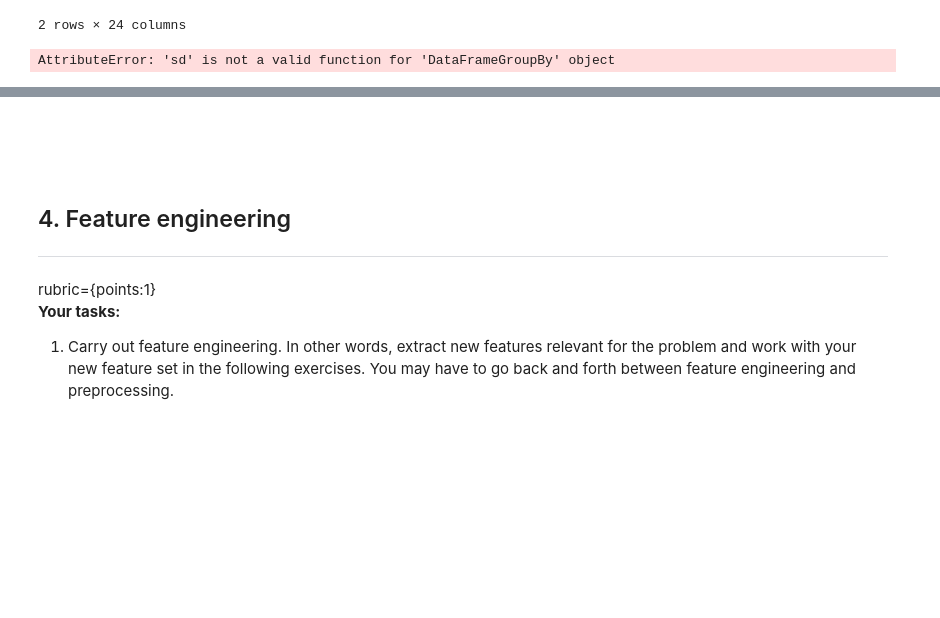
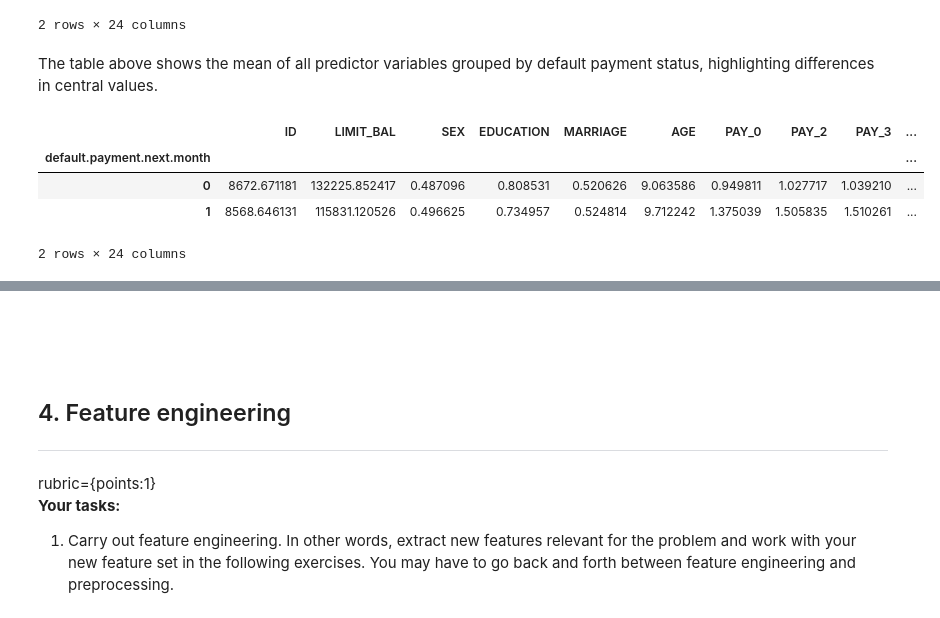
Before and after one commit to miketham24/cpsc330_hw5, a Jupyter notebook: hw5.ipynb, the cells around one changed output, grey strips where cells are left out. Cells and saved outputs as stored; diff of their text form; code cells hidden in the pictures; blank space fills up the shorter version.

```diff
--- a/hw5.ipynb
+++ b/hw5.ipynb
@@ -262,7 +282,13 @@ X.groupby('default.payment.next.month').agg('mean')
 | 0 | 15045.178580 | 178297.940167 | 1.612923 | 1.840853 | 1.560078 | 35.447891 | -0.210704 | -0.306891 | -0.325834 | ... |
 | 1 | 14674.138225 | 131633.464164 | 1.558447 | 1.891425 | 1.532850 | 35.684940 | 0.664036 | 0.453712 | 0.364974 | ... |
 2 rows × 24 columns
+# %% [markdown]
+The table above shows the mean of all predictor variables grouped by default payment status, highlighting differences in central values.
 # %%
-X.groupby('default.payment.next.month').agg('sd')
+X.groupby('default.payment.next.month').agg('std')
 # %% [output]
+|  | ID | LIMIT_BAL | SEX | EDUCATION | MARRIAGE | AGE | PAY_0 | PAY_2 | PAY_3 | ... |
+| default.payment.next.month |  |  |  |  |  |  |  |  |  | ... |
+| 0 | 8672.671181 | 132225.852417 | 0.487096 | 0.808531 | 0.520626 | 9.063586 | 0.949811 | 1.027717 | 1.039210 | ... |
+| 1 | 8568.646131 | 115831.120526 | 0.496625 | 0.734957 | 0.524814 | 9.712242 | 1.375039 | 1.505835 | 1.510261 | ... |
-AttributeError: 'sd' is not a valid function for 'DataFrameGroupBy' object
+2 rows × 24 columns
```
Also changed, not shown: parts of 39 cells of this notebook.
